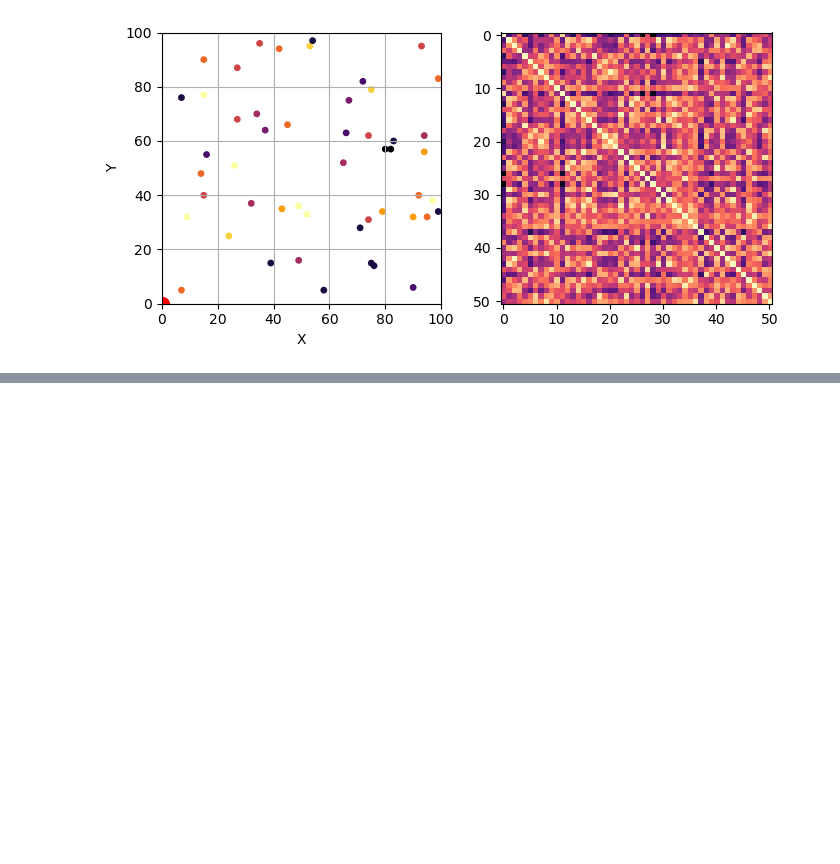
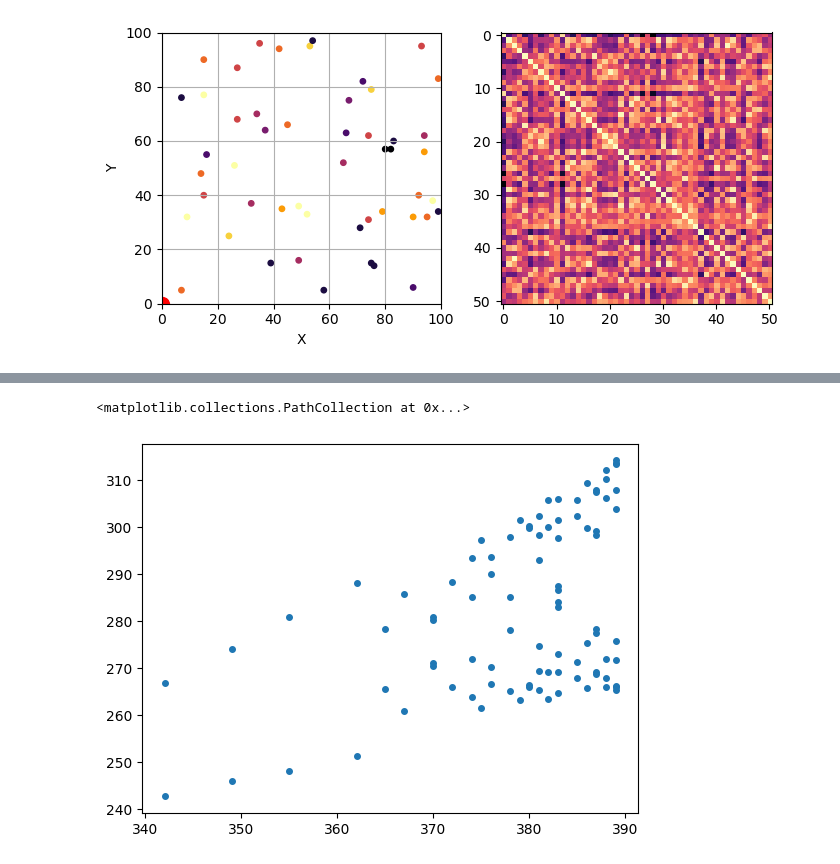
Before and after one commit to bernardo-silva/ComputationalIntelligence-project2, a Jupyter notebook: proj1.ipynb, the cells around one changed output, grey strips where cells are left out. Cells and saved outputs as stored; diff of their text form; code cells hidden in the pictures; blank space fills up the shorter version.

```diff
--- a/proj1.ipynb
+++ b/proj1.ipynb
@@ -423,0 +133,16 @@ plot_route([15, 22, 24, 13, 26, 28, 17,  4, 20,  7, 30, 21,  5, 19,  8,
+# %%
+EA = MultipleObjectiveTSP(ind_size = 10,
+                            distances= dist_corner,
+                            orders   = orders,
+                            coords   = xy_corner.T[1:10+1],
+                            pop_size = 100,
+                            CXPB  = 0.8,
+                            INVPB = 0.8)
+# %%
+sols_corner = np.vectorize(EA._evaluate,signature="(n)->(),()")(routes)
+# %%
+points = sols_corner[0] < 390
+plt.scatter(sols_corner[0][points], sols_corner[1][points], s=4**2)
+# %% [output]
+<matplotlib.collections.PathCollection at 0x...>
+[figure, added]
```
Also changed, not shown: parts of 52 cells of this notebook, 17 other files.
